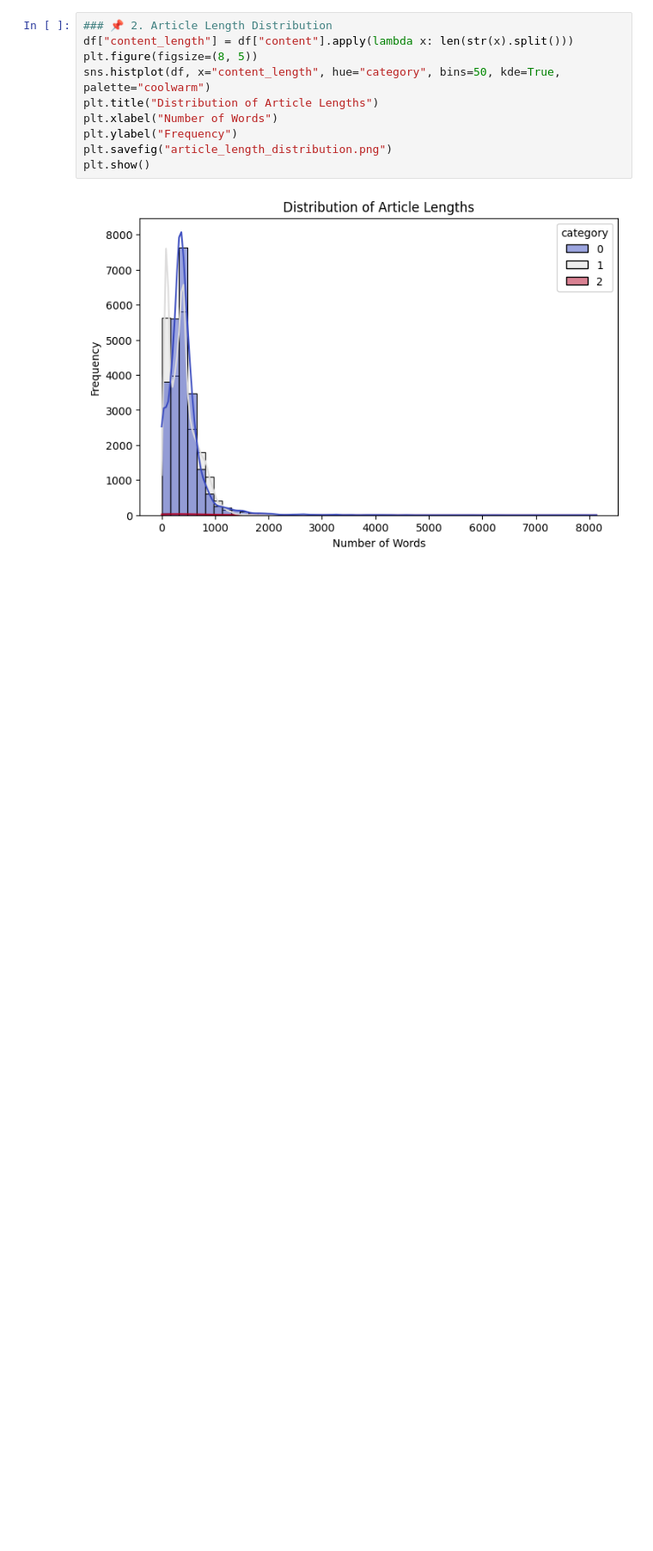
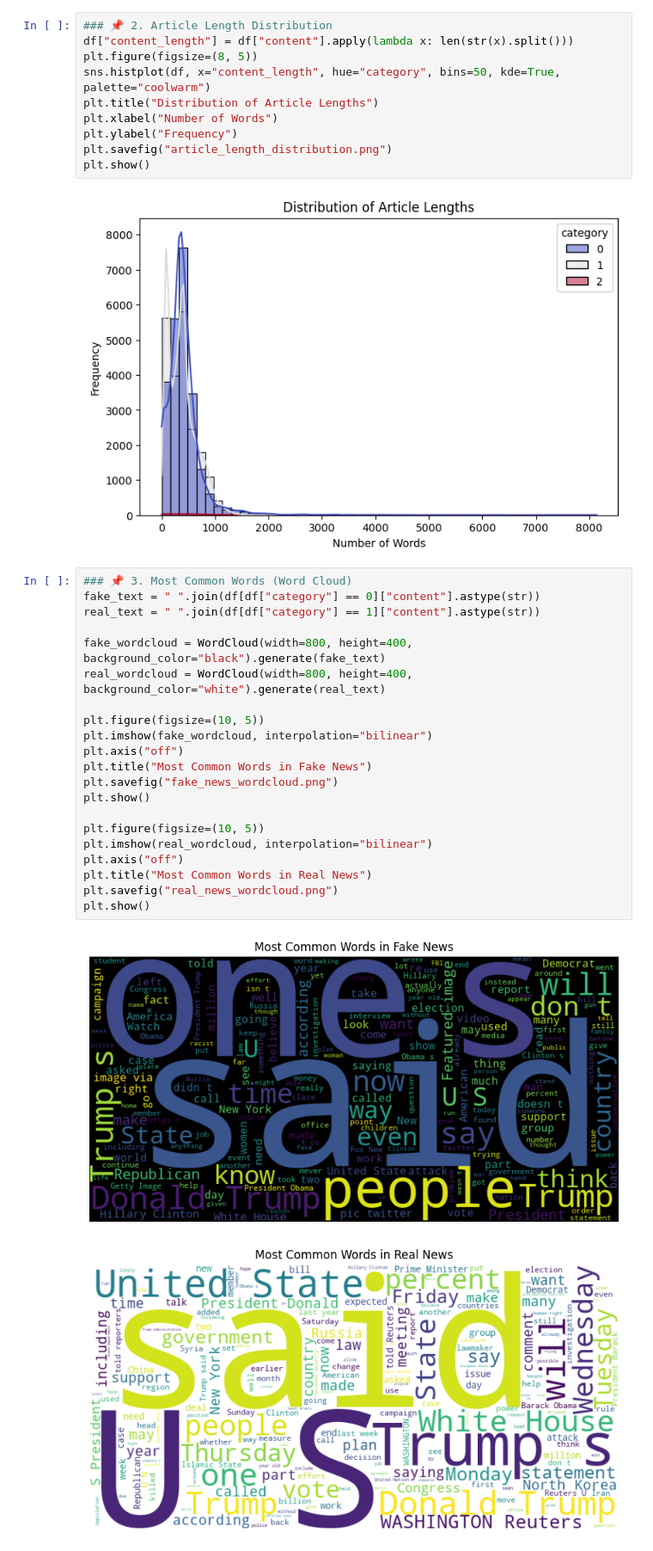
Before and after one commit to Tanmay-Nalawade/FDS-Project, a Jupyter notebook: visualisations/eda_visuals.ipynb, the cells around one changed output. Shown: that part at 86% size. Drawn from its saved outputs; the diff is of its cells as text; blank space fills up the shorter version.

Commit message:
Most Common Words Visualisation

```diff
--- a/visualisations/eda_visuals.ipynb
+++ b/visualisations/eda_visuals.ipynb
@@ -40,3 +38,27 @@ plt.savefig("article_length_distribution.png")
 plt.show()
 # %% [output]
 [figure]
+# %%
+### 📌 3. Most Common Words (Word Cloud)
+fake_text = " ".join(df[df["category"] == 0]["content"].astype(str))
+real_text = " ".join(df[df["category"] == 1]["content"].astype(str))
+
+fake_wordcloud = WordCloud(width=800, height=400, background_color="black").generate(fake_text)
+real_wordcloud = WordCloud(width=800, height=400, background_color="white").generate(real_text)
+
+plt.figure(figsize=(10, 5))
+plt.imshow(fake_wordcloud, interpolation="bilinear")
+plt.axis("off")
+plt.title("Most Common Words in Fake News")
+plt.savefig("fake_news_wordcloud.png")
+plt.show()
+
+plt.figure(figsize=(10, 5))
+plt.imshow(real_wordcloud, interpolation="bilinear")
+plt.axis("off")
+plt.title("Most Common Words in Real News")
+plt.savefig("real_news_wordcloud.png")
+plt.show()
+# %% [output]
+[figure, added]
+[figure, added]
```
Also changed, not shown: parts of 1 cell of this notebook, 2 other files.
